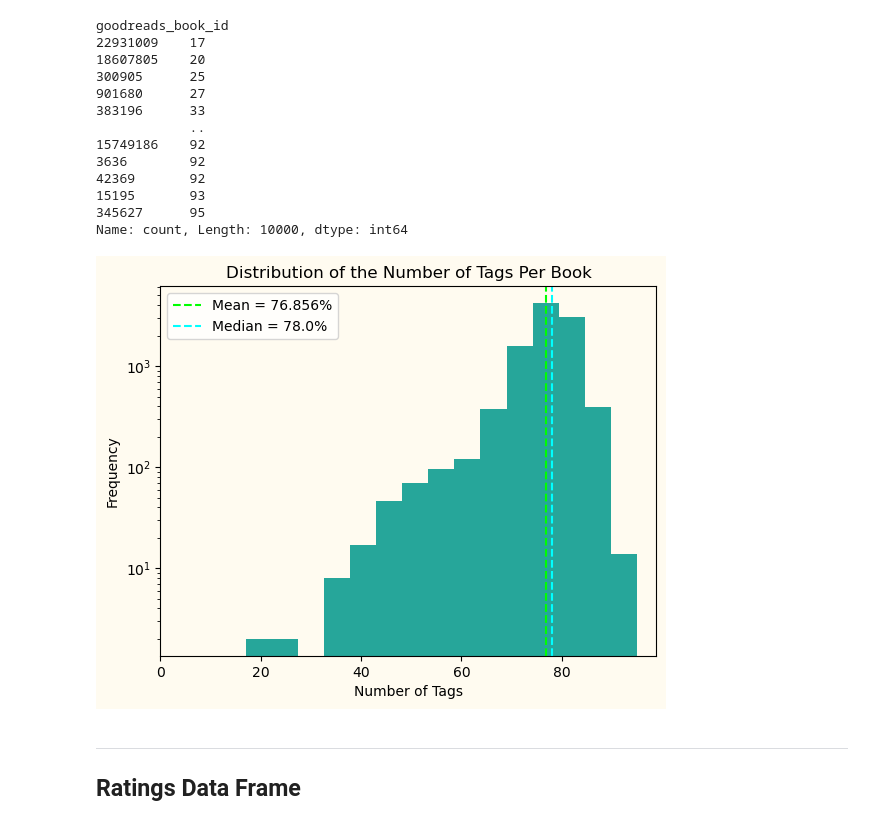
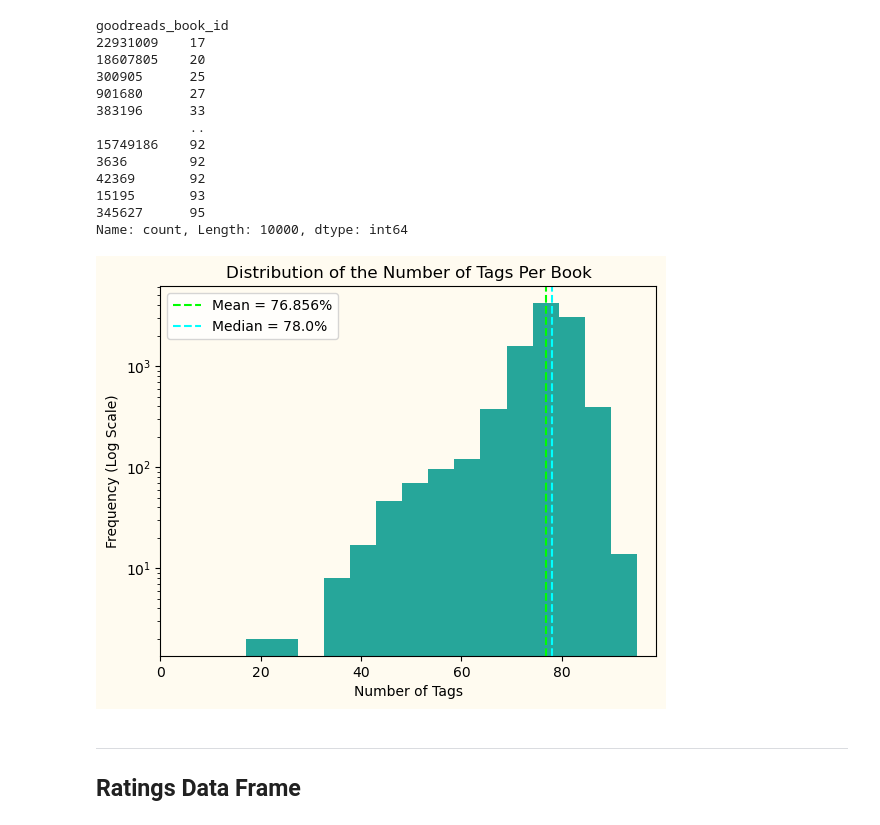
Before and after one commit to CamelSal/BookRecommender, a Jupyter notebook: CapstoneEDA.ipynb, the cells around one changed output. Drawn from its saved outputs; the diff is of its cells as text; code cells hidden in the pictures.

```diff
--- a/CapstoneEDA.ipynb
+++ b/CapstoneEDA.ipynb
@@ -655,20 +655,21 @@ Name: count, Length: 10000, dtype: int64
 # %%
 
 plt.figure(facecolor='#fffbf0')
 ax = plt.axes()
 ax.set_facecolor("#fffbf0")
 plt.title('Distribution of the Number of Tags Per Book')
 plt.hist(hist_book,bins =15,color = '#26a69a')
 plt.xlim(0)
-plt.ylabel('Frequency')
+plt.ylabel('Frequency (Log Scale)')
 plt.xlabel('Number of Tags')
 plt.axvline(hist_book.mean(),ls = '--',color = 'lime', label = f"Mean = {np.round(hist_book.mean(),3)}%")
 plt.axvline(hist_book.median(),ls = '--',color = 'cyan', label = f"Median = {hist_book.median()}%")
 plt.legend()
 plt.yscale('log')
+#plt.savefig('num_tags.png')
 plt.show()
 # %% [output]
-[figure, old version]
+[figure, new version]
 # %% [markdown]
 ---
 ## Ratings Data Frame <a class="anchor" id="part-4"></a>
```
Also changed, not shown: parts of 1 cell of this notebook.
